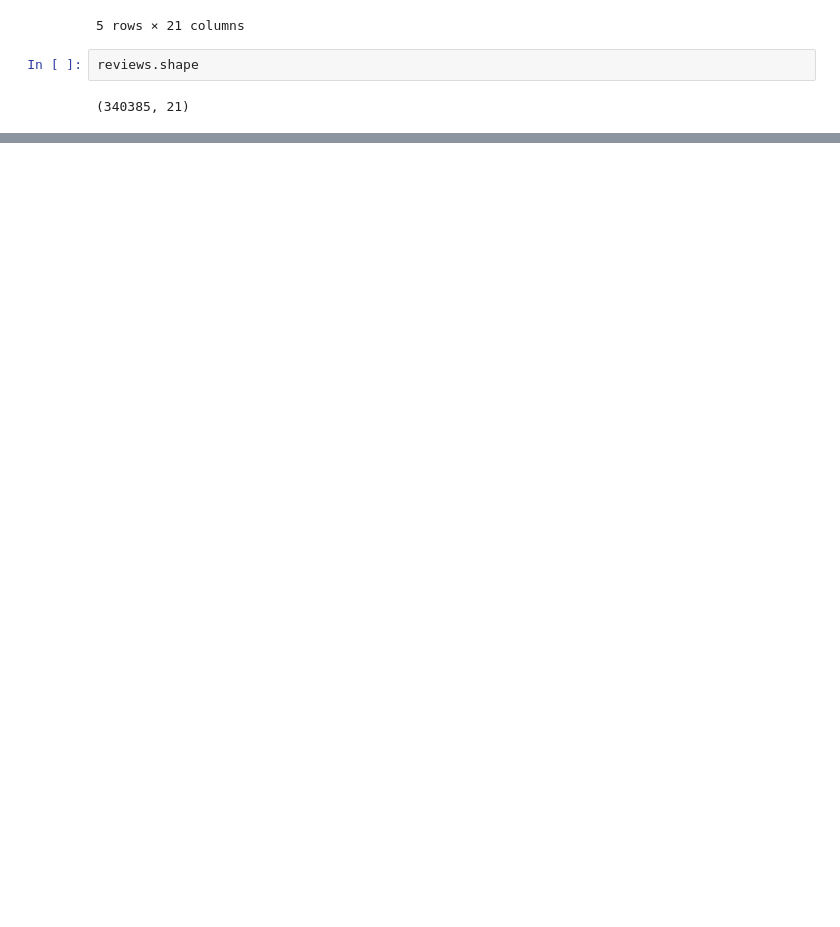
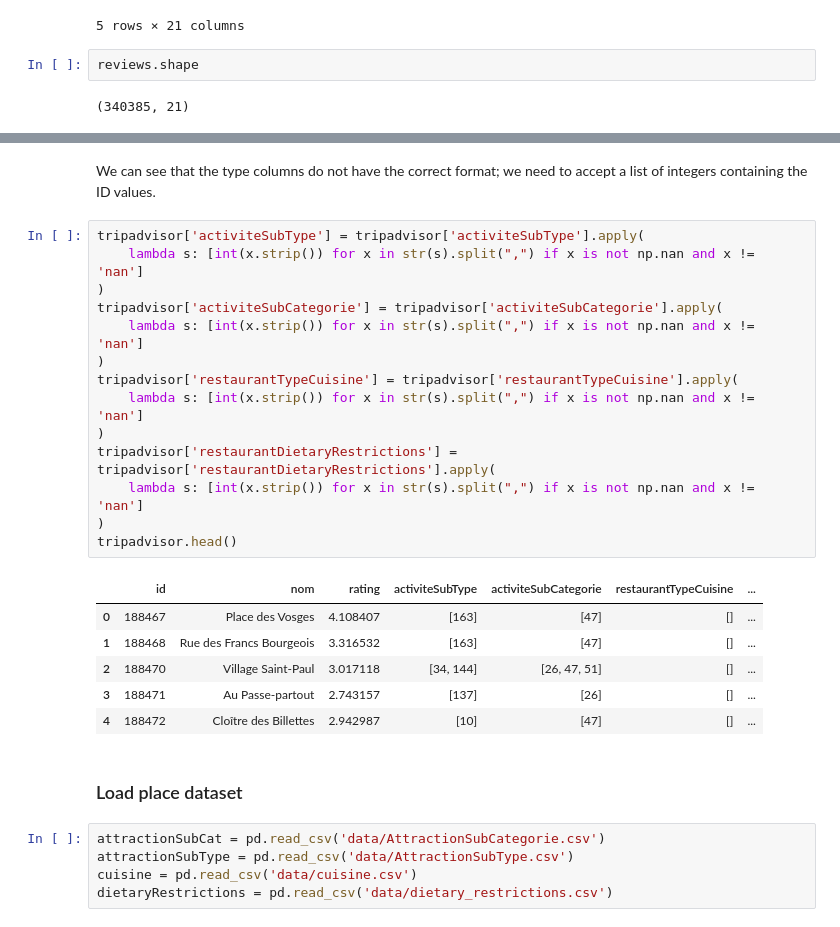
Before and after one commit to MaryaLatif/TripAdvisor-recommender, a Jupyter notebook: project.ipynb, the cells around one changed output, grey strips where cells are left out. Saved outputs shown, nothing was run; the diff lists cells and outputs as text; blank space fills up the shorter version.

```diff
--- a/project.ipynb
+++ b/project.ipynb
@@ -21,0 +85,30 @@ reviews.shape
+# %% [markdown]
+We can see that the type columns do not have the correct format; we need to accept a list of integers containing the ID values.
+# %%
+tripadvisor['activiteSubType'] = tripadvisor['activiteSubType'].apply(
+    lambda s: [int(x.strip()) for x in str(s).split(",") if x is not np.nan and x != 'nan']
+)
+tripadvisor['activiteSubCategorie'] = tripadvisor['activiteSubCategorie'].apply(
+    lambda s: [int(x.strip()) for x in str(s).split(",") if x is not np.nan and x != 'nan']
+)
+tripadvisor['restaurantTypeCuisine'] = tripadvisor['restaurantTypeCuisine'].apply(
+    lambda s: [int(x.strip()) for x in str(s).split(",") if x is not np.nan and x != 'nan']
+)
+tripadvisor['restaurantDietaryRestrictions'] = tripadvisor['restaurantDietaryRestrictions'].apply(
+    lambda s: [int(x.strip()) for x in str(s).split(",") if x is not np.nan and x != 'nan']
+)
+tripadvisor.head()
+# %% [output]
+|  | id | nom | rating | activiteSubType | activiteSubCategorie | restaurantTypeCuisine | ... |
+| 0 | 188467 | Place des Vosges | 4.108407 | [163] | [47] | [] | ... |
+| 1 | 188468 | Rue des Francs Bourgeois | 3.316532 | [163] | [47] | [] | ... |
+| 2 | 188470 | Village Saint-Paul | 3.017118 | [34, 144] | [26, 47, 51] | [] | ... |
+| 3 | 188471 | Au Passe-partout | 2.743157 | [137] | [26] | [] | ... |
+| 4 | 188472 | Cloître des Billettes | 2.942987 | [10] | [47] | [] | ... |
+# %% [markdown]
+### Load place dataset
+# %%
+attractionSubCat = pd.read_csv('data/AttractionSubCategorie.csv')
+attractionSubType = pd.read_csv('data/AttractionSubType.csv')
+cuisine = pd.read_csv('data/cuisine.csv')
+dietaryRestrictions = pd.read_csv('data/dietary_restrictions.csv')
```
Also changed, not shown: parts of 33 cells of this notebook, 1 other file.
